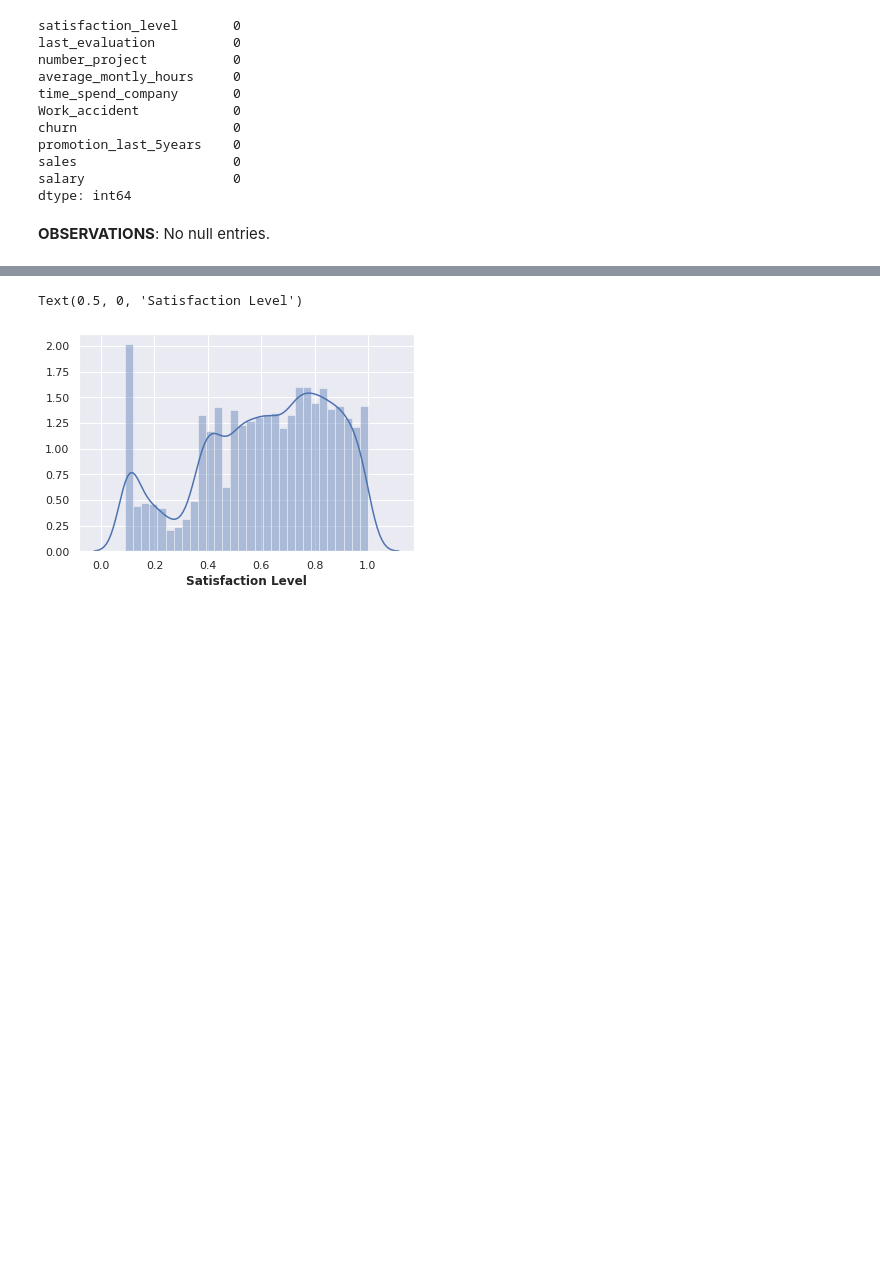
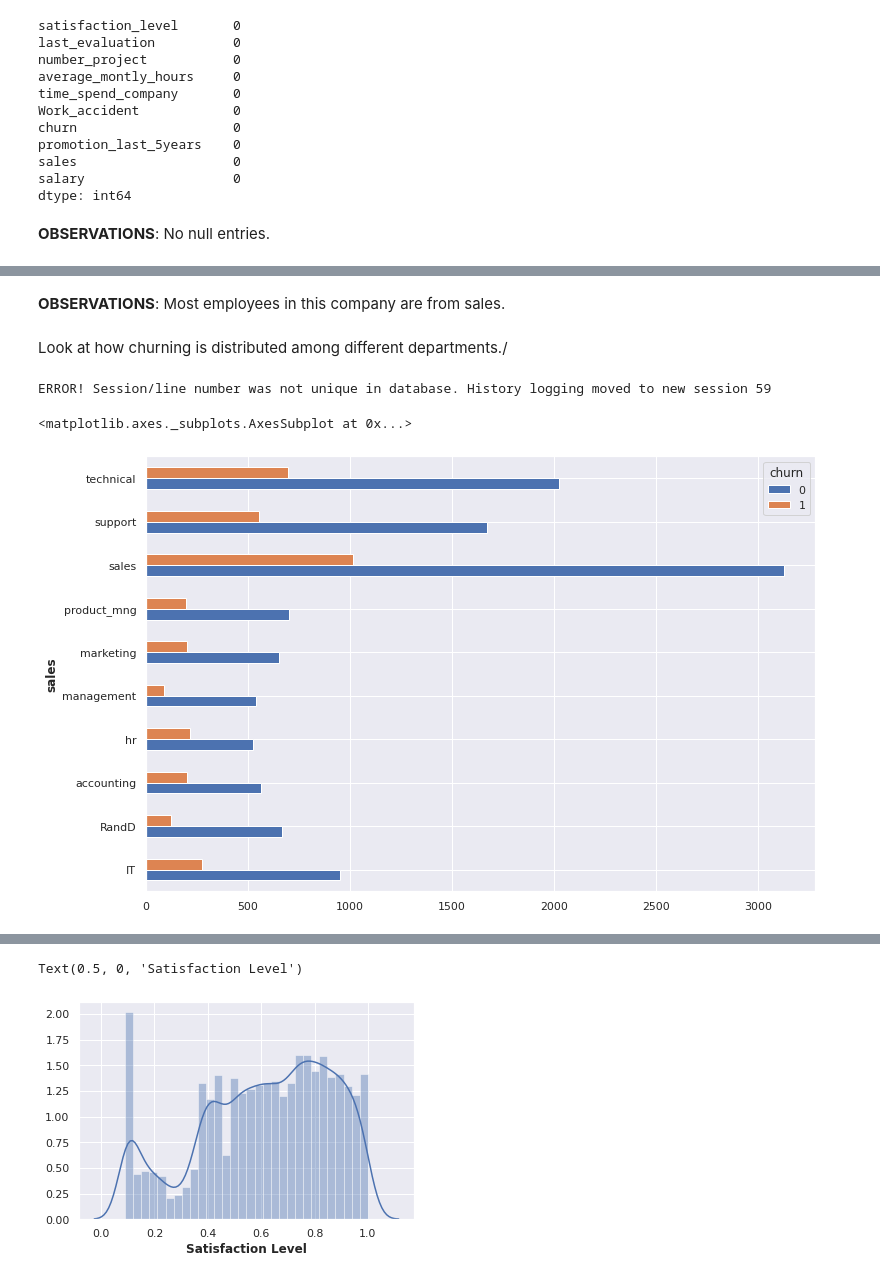
Before and after one commit to anthonyckleung/HR-Churn-Analysis, a Jupyter notebook: hr_churn_classification.ipynb, the cells around one changed output, grey strips where cells are left out. Saved outputs shown, nothing was run; the diff lists cells and outputs as text; code cells hidden in the pictures; blank space fills up the shorter version.

```diff
--- a/hr_churn_classification.ipynb
+++ b/hr_churn_classification.ipynb
@@ -88,0 +120,10 @@ dtype: int64
+# %% [markdown]
+**OBSERVATIONS**: Most employees in this company are from sales.
+# %% [markdown]
+Look at how churning is distributed among different departments./
+# %%
+df.groupby(['sales'])['churn'].value_counts().unstack().plot(kind='barh', figsize=(12,8))
+# %% [output]
+ERROR! Session/line number was not unique in database. History logging moved to new session 59
+<matplotlib.axes._subplots.AxesSubplot at 0x...>
+[figure, added]
```
Also changed, not shown: parts of 8 cells of this notebook.
